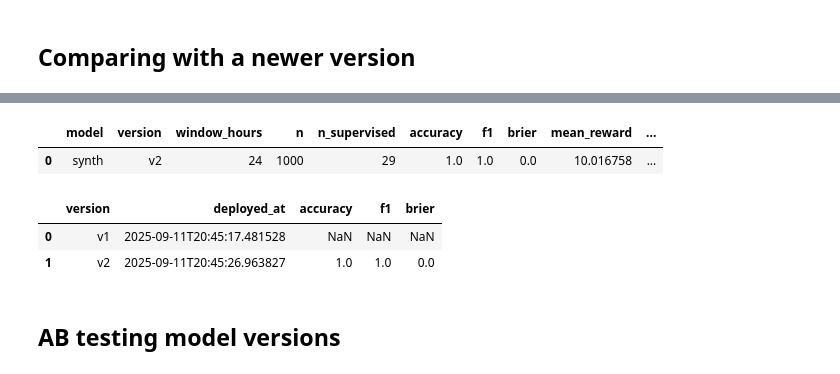
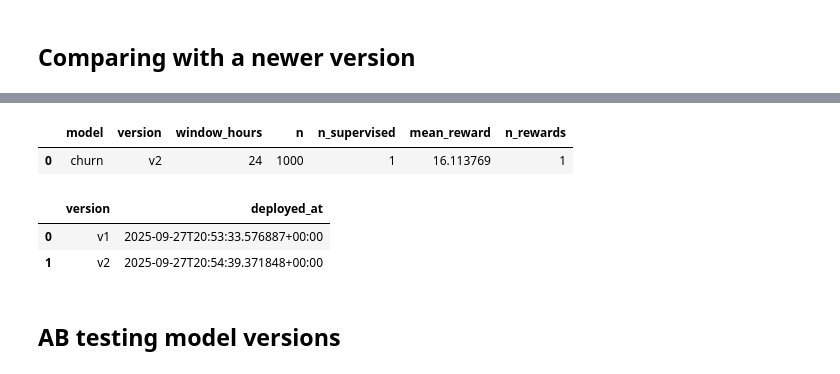
Before and after one commit to nikosga/mlserve.com-notebooks, a Jupyter notebook: notebooks/mlserve-demo-quick-start.ipynb, the cells around one changed output, grey strips where cells are left out. Cells and saved outputs as stored; diff of their text form; code cells hidden in the pictures.

```diff
--- a/notebooks/mlserve-demo-quick-start.ipynb
+++ b/notebooks/mlserve-demo-quick-start.ipynb
@@ -315,14 +315,14 @@ client.send_feedback(feedback)
 # %%
-client.get_online_metrics("synth", "v2", window_hours=24, as_dataframe=True)
+client.get_online_metrics("churn", "v2", window_hours=24, as_dataframe=True)
 # %% [output]
-|  | model | version | window_hours | n | n_supervised | accuracy | f1 | brier | mean_reward | ... |
-| 0 | synth | v2 | 24 | 1000 | 29 | 1.0 | 1.0 | 0.0 | 10.016758 | ... |
+|  | model | version | window_hours | n | n_supervised | mean_reward | n_rewards |
+| 0 | churn | v2 | 24 | 1000 | 1 | 16.113769 | 1 |
 # %%
-client.get_model_evolution("synth", as_dataframe=True)
+client.get_model_evolution("churn", as_dataframe=True)
 # %% [output]
-|  | version | deployed_at | accuracy | f1 | brier |
-| 0 | v1 | 2025-09-11T20:45:17.481528 | NaN | NaN | NaN |
-| 1 | v2 | 2025-09-11T20:45:26.963827 | 1.0 | 1.0 | 0.0 |
+|  | version | deployed_at |
+| 0 | v1 | 2025-09-27T20:53:33.576887+00:00 |
+| 1 | v2 | 2025-09-27T20:54:39.371848+00:00 |
 # %% [markdown]
 ## AB testing model versions
 # %%
```
Also changed, not shown: parts of 25 cells of this notebook, 1 other file.
